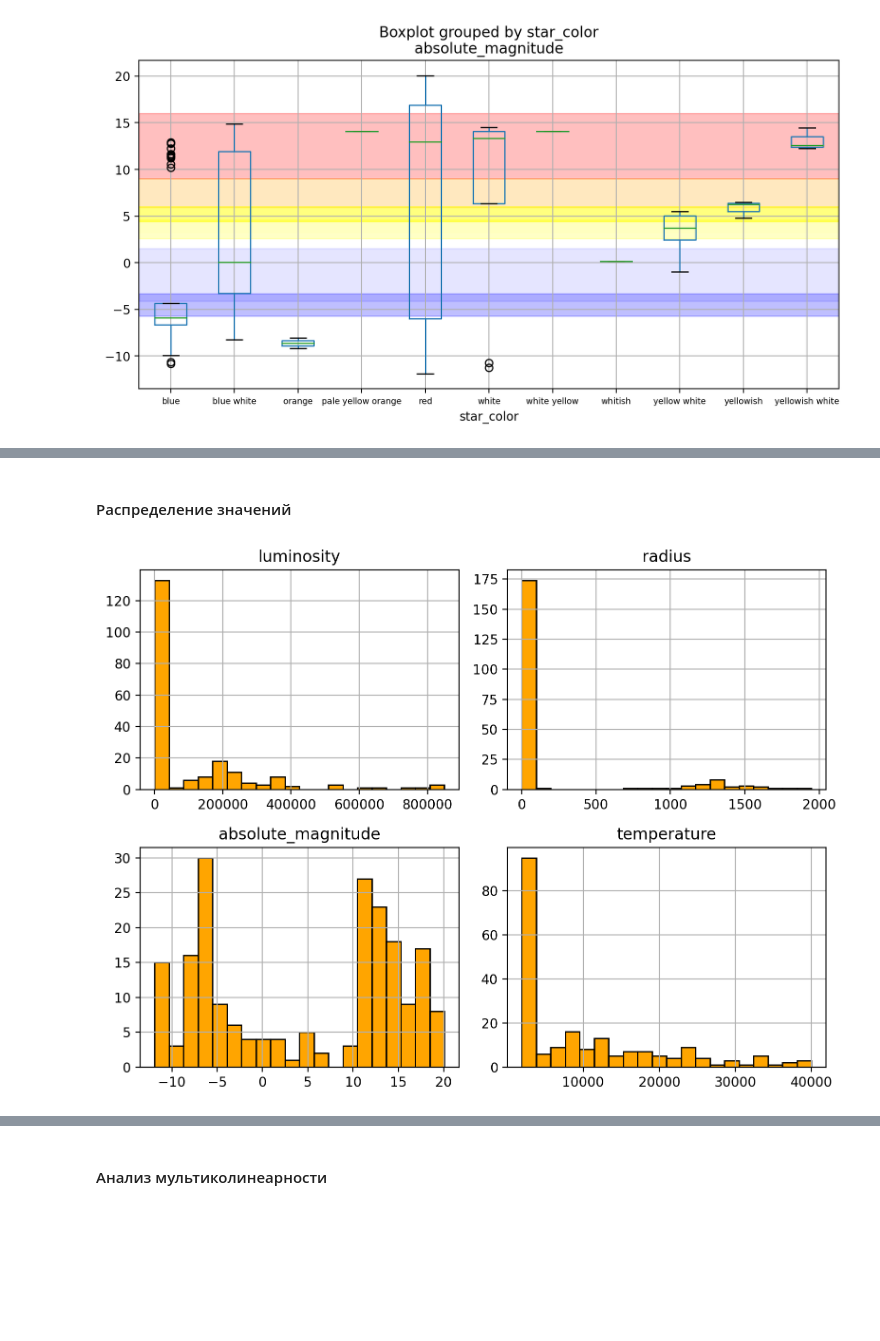
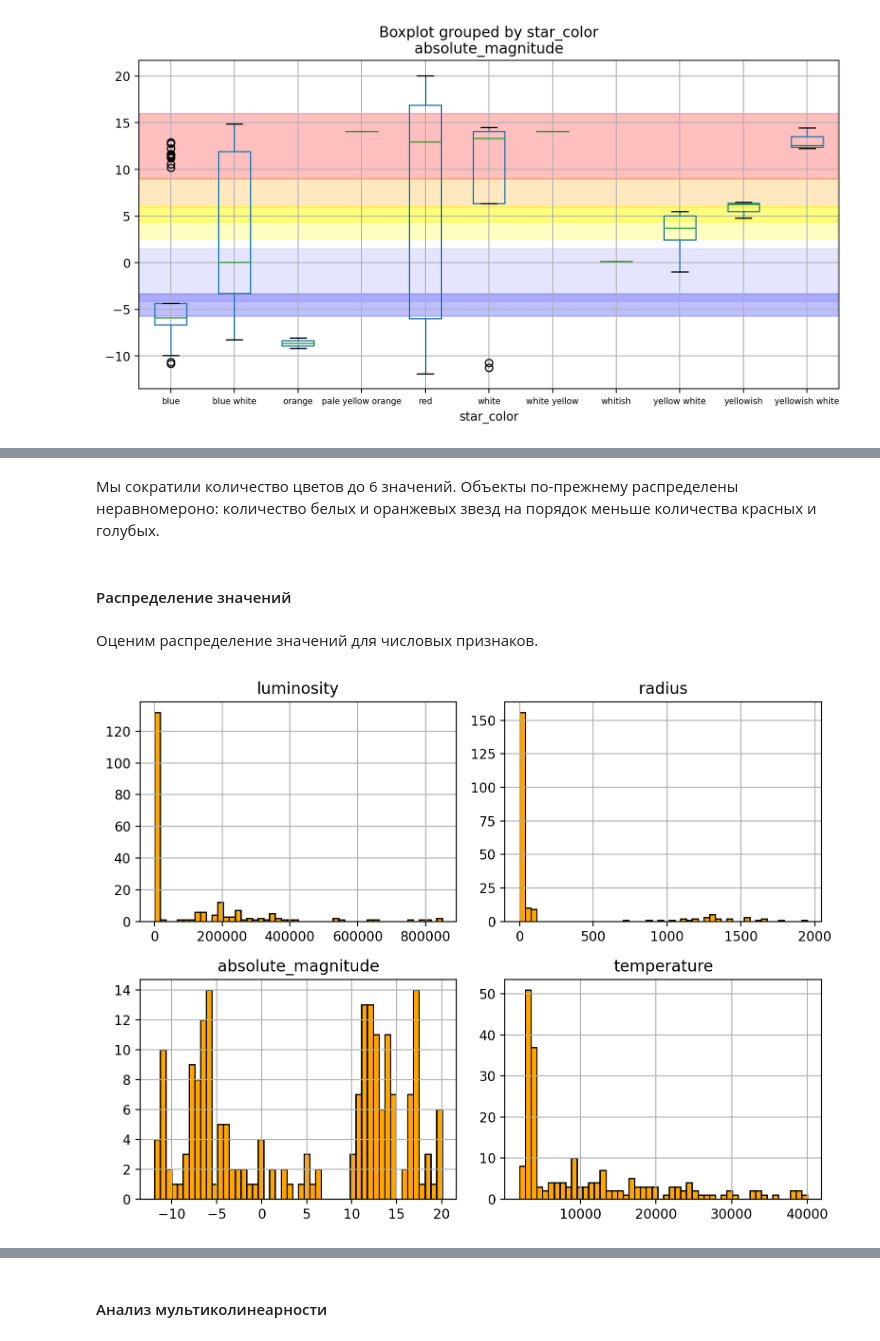
Before and after one commit to dimdasci/yp14-torch-nn-refression, a Jupyter notebook: notebooks/yp14-star-temperature-prediction.ipynb, the cells around one changed output, grey strips where cells are left out. Drawn from its saved outputs; the diff is of its cells as text; code cells hidden in the pictures; blank space fills up the shorter version.

```diff
--- a/notebooks/yp14-star-temperature-prediction.ipynb
+++ b/notebooks/yp14-star-temperature-prediction.ipynb
@@ -72,3 +76,8 @@ def normalize_color_values(color: str) -> str:
+# %%
+def reduce_color_values(reduction_dict: dict, color: str) -> str:
+    """Заменяет значение цвета на значение из словаря, либо возвращает исходное значение"""
+
+    return reduction_dict[color] if color in reduction_dict else color
 # %% [markdown]
 ## Загрузка данных
 # %%
@@ -407,0 +426,9 @@ plt.show()
+# %%
+reduce_color_values_dict = {
+    "yellowish": "orange",
+    "yellowish white": "yellow white",
+    "pale yellow orange": "yellow white",
+    "whitish": "white",
+    "white yellow": "yellow white"
+}
+color_value_reduction_func = partial(reduce_color_values, reduce_color_values_dict)
@@ -407,0 +437,3 @@ plt.show()
+# %%
+df.star_color = df.star_color.apply(color_value_reduction_func)
+df.star_color.value_counts()
@@ -408,12 +448,16 @@ plt.show()
+# %% [markdown]
+Мы сократили количество цветов до 6 значений. Объекты по-прежнему распределены неравномероно: количество белых и оранжевых звезд на порядок меньше количества красных и голубых.
 # %% [markdown]
 #### Распределение значений
+# %% [markdown]
+Оценим распределение значений для числовых признаков.
 # %%
-df[numerical_columns + target_column].hist(bins=20,
+df[numerical_columns + target_column].hist(bins=50,
                                            figsize=(8, 6),
                                            layout=(-1, 2),
                                            color="orange",
                                            edgecolor="black")
 plt.tight_layout()
 plt.show()
 # %% [output]
-[figure, old version]
+[figure, new version]
```
Also changed, not shown: parts of 19 cells of this notebook.
